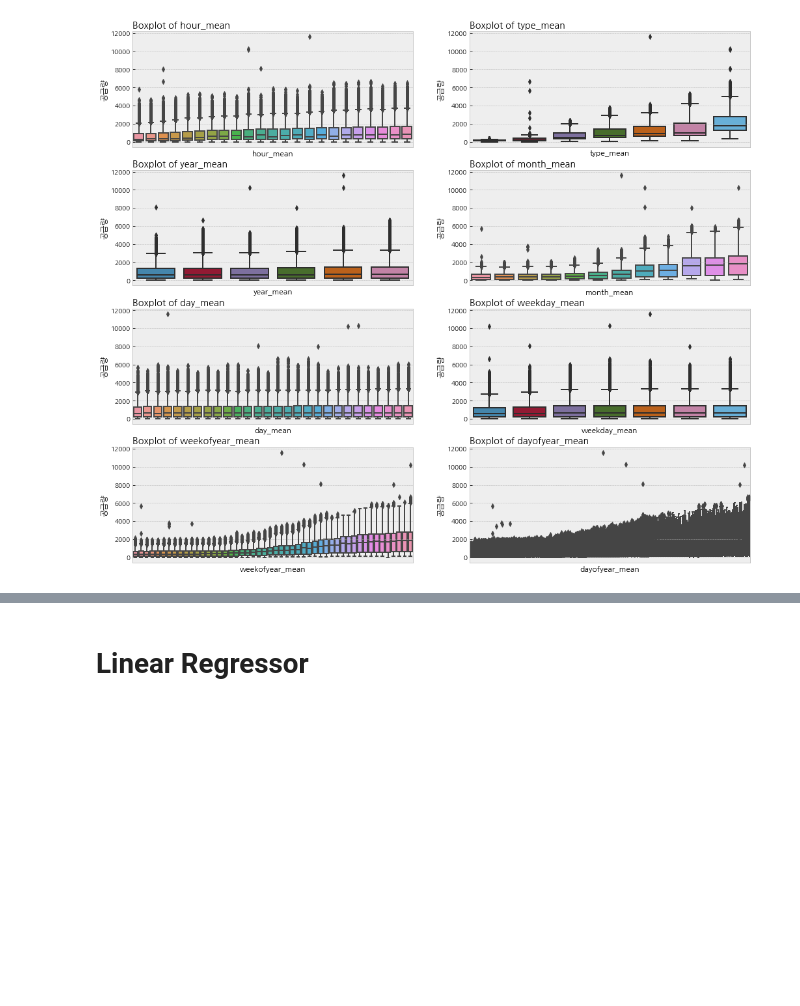
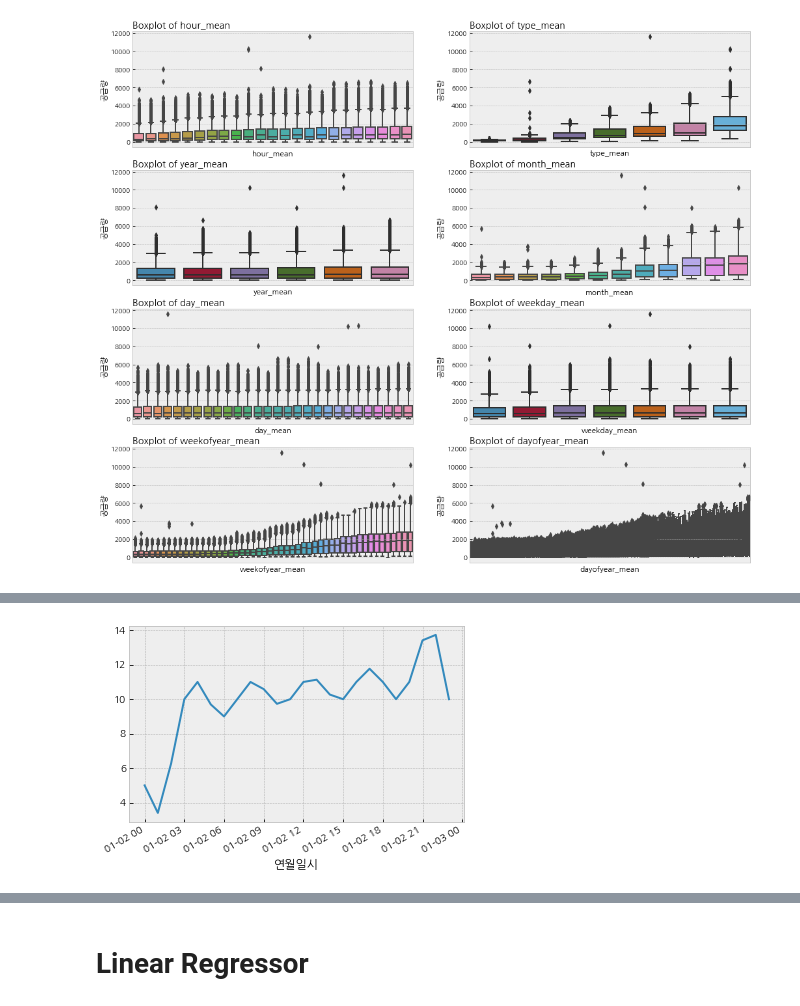
Before and after one commit to autumn-nam/Gas_Prediction, a Jupyter notebook: 01_1_regressor_model.ipynb, the cells around one changed output, grey strips where cells are left out. Cells and saved outputs as stored; diff of their text form; code cells hidden in the pictures; blank space fills up the shorter version.

```diff
--- a/01_1_regressor_model.ipynb
+++ b/01_1_regressor_model.ipynb
@@ -226,0 +273,3 @@ for i, col in enumerate(cat_mean_cols):
+# %%
+train_fourier = train.loc[:, ['year', '공급량']]
+test_fourier = test.loc[:, ['year', '공급량']]
@@ -226,0 +355,6 @@ for i, col in enumerate(cat_mean_cols):
+# %%
+# Visualizing the new variables on hour seasonality
+pd.plotting.register_matplotlib_converters()
+_ = (1-train_fourier.loc['01-02-2014':'01-02-2014', [col for col in train_fourier if col.startswith('hour')]]).sum(axis = 1).plot()
+# %% [output]
+[figure, added]
```
Also changed, not shown: parts of 27 cells of this notebook, 4 other files.
